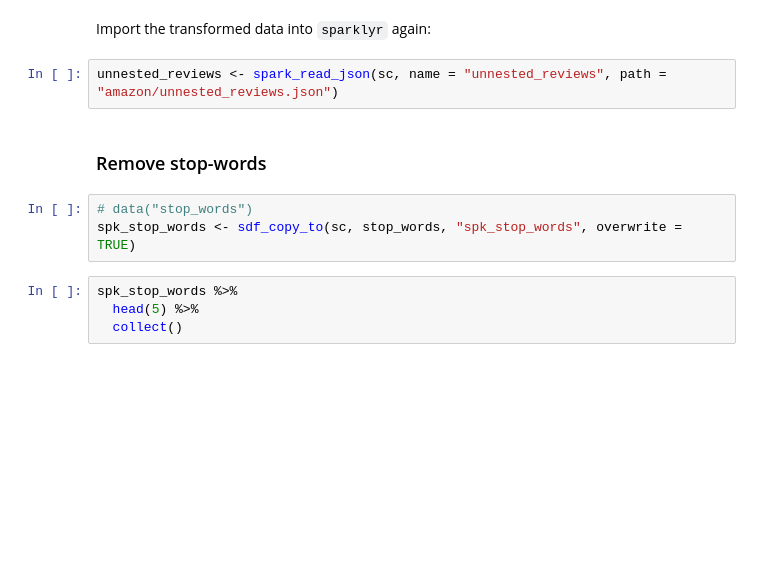
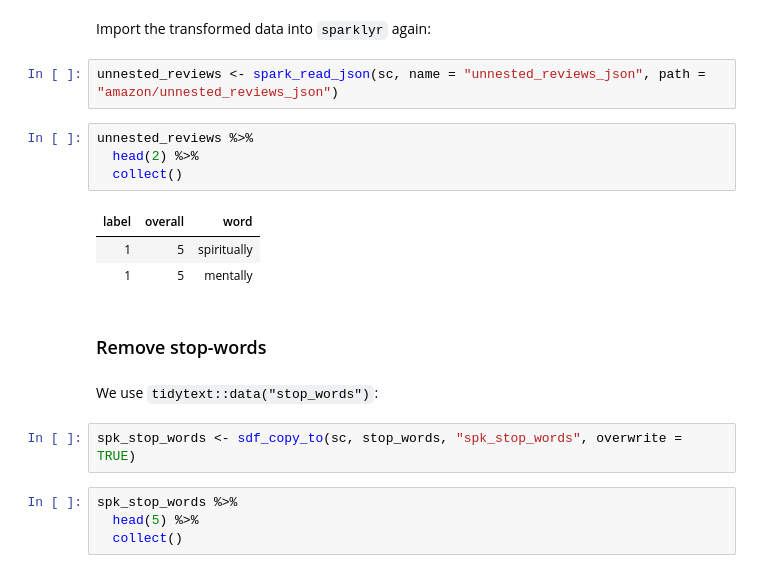
Before and after one commit to aurora-mareviv/sparklyr_test, a Jupyter notebook: sparklyr_test2.ipynb, the cells around one changed output. Cells and saved outputs as stored; diff of their text form; blank space fills up the shorter version.

```diff
--- a/sparklyr_test2.ipynb
+++ b/sparklyr_test2.ipynb
@@ -316,11 +316,20 @@ Follow the PySpark transformations to the data, in the notebook [sparklyr_python
 # %% [markdown]
 Import the transformed data into `sparklyr` again:
 # %%
-unnested_reviews <- spark_read_json(sc, name = "unnested_reviews", path = "amazon/unnested_reviews.json")
+unnested_reviews <- spark_read_json(sc, name = "unnested_reviews_json", path = "amazon/unnested_reviews_json")
+# %%
+unnested_reviews %>%
+  head(2) %>%
+  collect()
+# %% [output]
+| label | overall | word |
+| 1 | 5 | spiritually |
+| 1 | 5 | mentally |
 # %% [markdown]
 ### Remove stop-words
+# %% [markdown]
+We use `tidytext::data("stop_words")`:
 # %%
-# data("stop_words")
 spk_stop_words <- sdf_copy_to(sc, stop_words, "spk_stop_words", overwrite = TRUE)
 # %%
 spk_stop_words %>%
```
Also changed, not shown: parts of 8 cells of this notebook, 1 other file.
